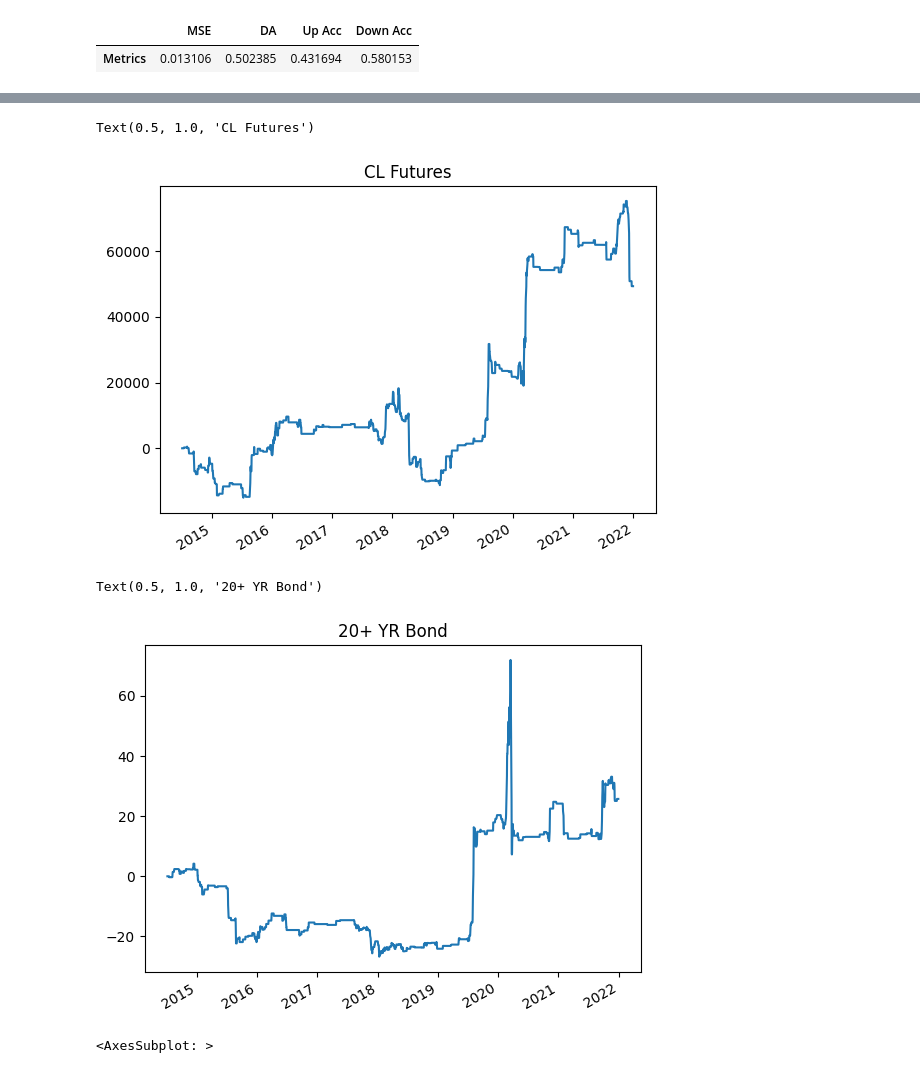
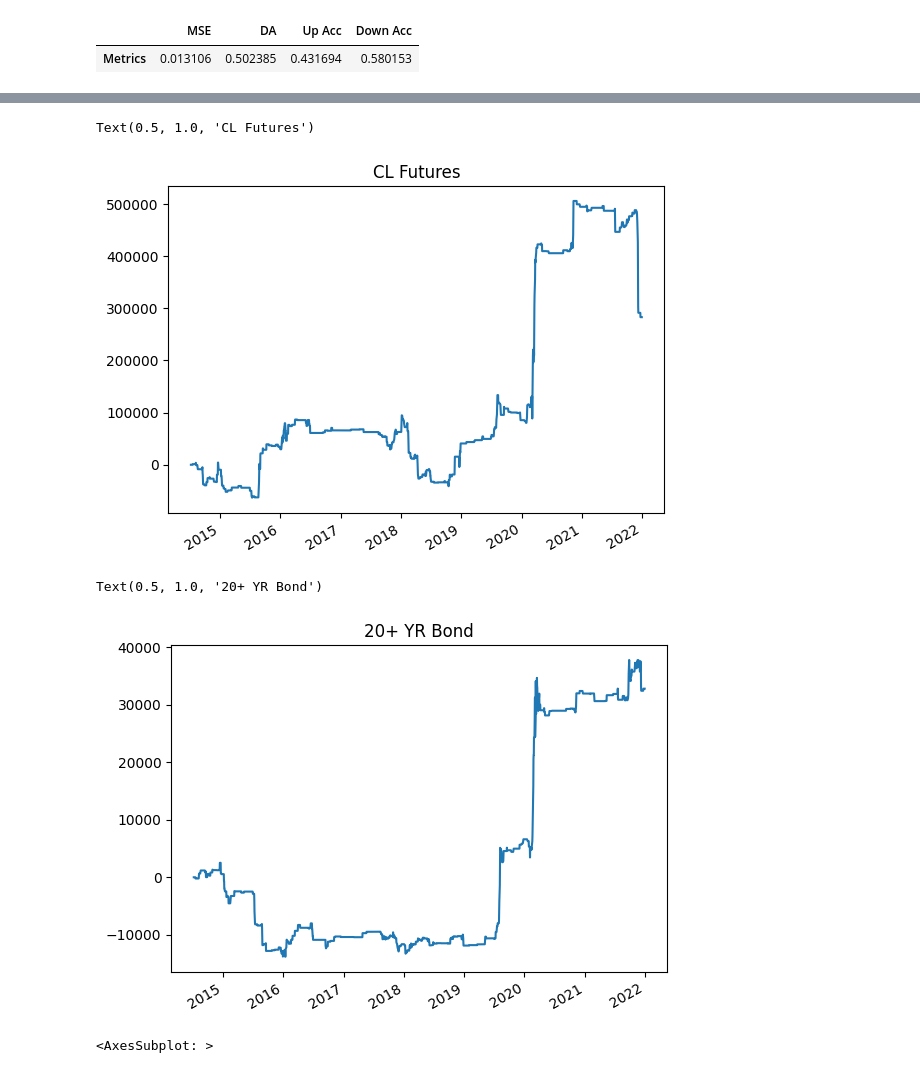
Before and after one commit to tsmcdonnell6604/Quant-Trading-Strategies, a Jupyter notebook: FinalProject.ipynb, the cells around one changed output, grey strips where cells are left out. Saved outputs shown, nothing was run; the diff lists cells and outputs as text; code cells hidden in the pictures.

Commit message:
position sizing and fees

```diff
--- a/FinalProject.ipynb
+++ b/FinalProject.ipynb
@@ -275,6 +280,5 @@ gc_data = gc_data[gc_data.index.isin(signals_df.index)]
 # %%
 tlt_data = fetch_quandl_table('QUOTEMEDIA/PRICES','TLT')
-tlt_data = tlt_data[tlt_data.index.isin(signals_df.index)]
 tlt_data.columns = ['Price','Close','Volume']
 # %%
 cl_data_asset = cl_data.copy()
@@ -282,6 +285,6 @@ cl_data_asset = cl_data_asset[cl_data_asset.index.isin(signals_df.index)]
 cl_data_asset.columns = ['Price']
 # %%
-def backtester(signals_df, asset, direction=1, gold = False, oil = False, etf = False):
+def backtester(signals_df, asset,  position_df,direction=1, gold = False, oil = False, etf = False):
     dates = signals_df.index
     cur_signal = 0
     cur_pos = 0
@@ -300,13 +303,28 @@ def backtester(signals_df, asset, direction=1, gold = False, oil = False, etf =
             daily_pnl = cur_pos * (cur_price - prev_price)*1000 - 4.5*abs(cur_pos)
         if date_signal != cur_signal:
             if date_signal != 0: # Open a new position
-                cur_pos = 1 * date_signal * direction # 1 contract for now
+                cur_pos = 1 * date_signal * direction * position_df.loc[i, 'Size'] # 1 contract for now
                 cur_signal = date_signal
                 prev_price = cur_price
             else: # Close the position
                 cur_pos, cur_signal = 0, 0
-
         returns_df.loc[i, 'Daily PnL'] = daily_pnl
-
     return returns_df
+# %%
+## Position Sizing
+def position_sizing(asset_df, asset):
+    merged = asset_df.merge(vix_data, left_index=True, right_index=True)
+    merged.columns = [asset, 'VIX']
+    corr = pd.DataFrame(index = merged.index, columns = ['Size'])
+    for i in range(30,len(merged)):
+        corrs = merged.iloc[i-10:i].corr()
+        corr.iloc[i] = corrs.iloc[1,0]
+    corr= corr.dropna()
+    corr = abs(corr)
+    return corr
+# %%
+#position sizes for these 3 assets
+positions_GC = position_sizing(gc_data, 'GC')*10
+positions_CL = position_sizing(cl_data, 'CL')*10
+positions_TLT = position_sizing(tlt_data[['Price']], 'TLT')*1000
 # %%
@@ -320,19 +338,19 @@ Text(0.5, 1.0, 'GC Futures')
 # %%
-cl_rets = backtester(signals_df,cl_data_asset,direction=-1, oil = True)
+cl_rets = backtester(signals_df,cl_data_asset, positions_CL,direction=-1, oil = True)
 cl_rets['Total PnL'] = cl_rets['Daily PnL'].cumsum()
 cl_rets['Total PnL'].plot()
 plt.title('CL Futures')
 # %% [output]
 Text(0.5, 1.0, 'CL Futures')
-[figure, old version]
+[figure, new version]
 # %%
-tlt_rets = backtester(signals_df,tlt_data, etf = True)
+tlt_rets = backtester(signals_df,tlt_data, positions_TLT, etf = True)
 tlt_rets['Total PnL'] = tlt_rets['Daily PnL'].cumsum()
 tlt_rets['Total PnL'].plot()
 plt.title('20+ YR Bond')
 # %% [output]
 Text(0.5, 1.0, '20+ YR Bond')
-[figure, old version]
+[figure, new version]
 # %%
 spy_data_asset = spy_data.loc[spy_data.index.isin(signals_df.index),:]
 spy_data_asset = spy_data_asset['Adj. Close'].to_frame('Price')
```
Also changed, not shown: parts of 10 cells of this notebook.
